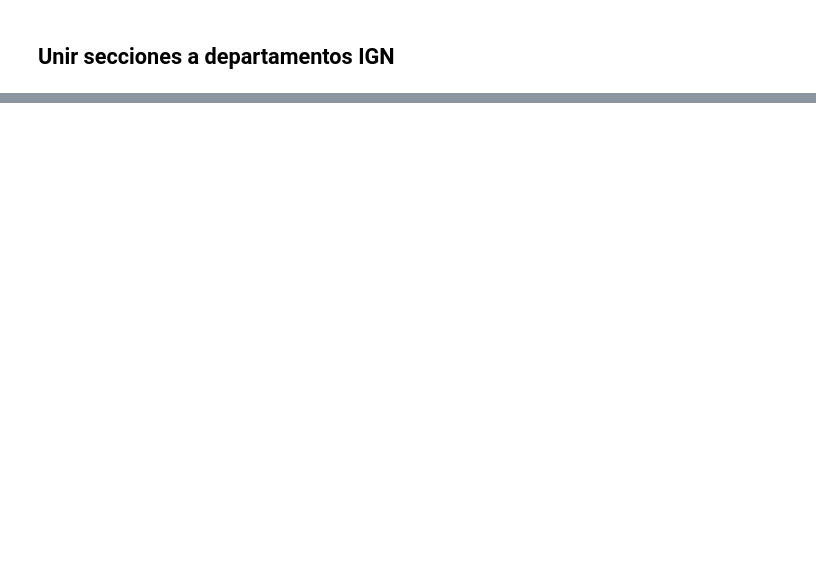
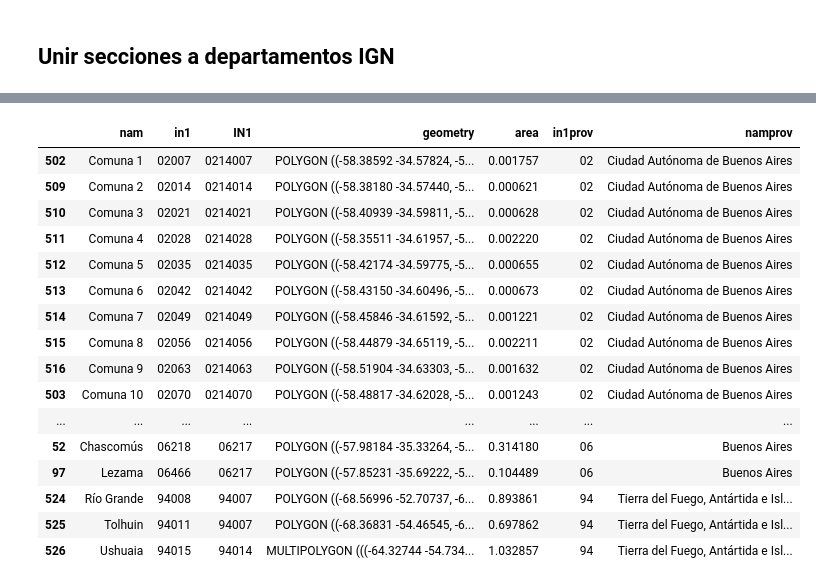
Before and after one commit to matuteiglesias/CNE-INDEC-georef, a Jupyter notebook: 02b - Interseccion espacial de Radios Censales a Circuitos CNE.ipynb, the cells around one changed output, grey strips where cells are left out. Saved outputs shown, nothing was run; the diff lists cells and outputs as text; code cells hidden in the pictures; blank space fills up the shorter version.

```diff
--- a/02b - Interseccion espacial de Radios Censales a Circuitos CNE.ipynb
+++ b/02b - Interseccion espacial de Radios Censales a Circuitos CNE.ipynb
@@ -298,0 +272,2 @@ inters.loc[inters.IN1.isin(['06217', '94007'])]
+# %%
+radios =
@@ -298,0 +288,10 @@ inters.loc[inters.IN1.isin(['06217', '94007'])]
+# %%
+import geopandas as gpd
+
+# Unir secciones a departamentos IGN
+radios_diss_IN1 = radios.copy()
+radios_diss_IN1['geometry'] = radios_diss_IN1.buffer(0.001)
+radios_diss_IN1 = radios_diss_IN1.dissolve('IN1').reset_index()[['IN1', 'geometry']]
+
+# Si bien en teoria este dissolve nos daria los departmantos, el archivo de radios IGN tiene varios faltantes y errores.
+# Por eso es mejor hacer spatial join de los radios disueltos, con la fuente de DPTOS.
@@ -298,0 +300,28 @@ inters.loc[inters.IN1.isin(['06217', '94007'])]
+# %%
+## Si este paso falla, se pueden bajar manualmente los archivos y abrirlos localmente.
+
+try:
+    dptos_url = u'https://dnsg.ign.gob.ar/apps/api/v1/capas-sig/Geodesia+y+demarcación/Límites/departamento/json'
+    dptos_IGN = gpd.read_file(dptos_url)
+
+    # Agregar código y nombres de provincia
+    provs_url = 'https://dnsg.ign.gob.ar/apps/api/v1/capas-sig/Geodesia+y+demarcación/Límites/provincia/json'
+    provs_IGN = gpd.read_file(provs_url)
+
+except:
+    dptos_IGN = gpd.read_file('./datos/departamento.json')
+    provs_IGN = gpd.read_file('./datos/provincia.json')
+# %%
+
+dptos_IN1_from_radios = radios_diss_IN1
+
+ref_dptos = gpd.overlay(dptos_IGN[['nam', 'in1', 'geometry']], dptos_IN1_from_radios, how='intersection')
+ref_dptos['area'] = ref_dptos.area
+
+ref_dptos = ref_dptos.groupby(['nam', 'in1']).apply(lambda x: x.nlargest(1, 'area')).reset_index(drop=True)
+
+provnames = provs_IGN.rename(columns={'in1': 'in1prov', 'nam': 'namprov'})[['in1prov', 'namprov']]
+ref_dptos['in1prov'] = ref_dptos['in1'].str[:2]
+ref_dptos = ref_dptos.merge(provnames, on='in1prov')
+
+ref_dptos.head()
@@ -299,3 +335,22 @@ inters.loc[inters.IN1.isin(['06217', '94007'])]
 # %%
-### Lugares con codigo diferente (in1, de radios IGN, vs. IN1 de dptos IGN)
-## Son las comunas de CABA, ademas de Lezama-Chasco y Tierra del Fuego
+# Lugares con código diferente (in1, de radios IGN, vs. IN1 de departamentos IGN)
+# Son las comunas de CABA, además de Lezama-Chascomús y Tierra del Fuego
+ref_dptos.loc[ref_dptos.in1 != ref_dptos.IN1].sort_values('in1')
+# %% [output]
+|  | nam | in1 | IN1 | geometry | area | in1prov | namprov |
+| 502 | Comuna 1 | 02007 | 0214007 | POLYGON ((-58.38592 -34.57824, -5... | 0.001757 | 02 | Ciudad Autónoma de Buenos Aires |
+| 509 | Comuna 2 | 02014 | 0214014 | POLYGON ((-58.38180 -34.57440, -5... | 0.000621 | 02 | Ciudad Autónoma de Buenos Aires |
+| 510 | Comuna 3 | 02021 | 0214021 | POLYGON ((-58.40939 -34.59811, -5... | 0.000628 | 02 | Ciudad Autónoma de Buenos Aires |
+| 511 | Comuna 4 | 02028 | 0214028 | POLYGON ((-58.35511 -34.61957, -5... | 0.002220 | 02 | Ciudad Autónoma de Buenos Aires |
+| 512 | Comuna 5 | 02035 | 0214035 | POLYGON ((-58.42174 -34.59775, -5... | 0.000655 | 02 | Ciudad Autónoma de Buenos Aires |
+| 513 | Comuna 6 | 02042 | 0214042 | POLYGON ((-58.43150 -34.60496, -5... | 0.000673 | 02 | Ciudad Autónoma de Buenos Aires |
+| 514 | Comuna 7 | 02049 | 0214049 | POLYGON ((-58.45846 -34.61592, -5... | 0.001221 | 02 | Ciudad Autónoma de Buenos Aires |
+| 515 | Comuna 8 | 02056 | 0214056 | POLYGON ((-58.44879 -34.65119, -5... | 0.002211 | 02 | Ciudad Autónoma de Buenos Aires |
+| 516 | Comuna 9 | 02063 | 0214063 | POLYGON ((-58.51904 -34.63303, -5... | 0.001632 | 02 | Ciudad Autónoma de Buenos Aires |
+| 503 | Comuna 10 | 02070 | 0214070 | POLYGON ((-58.48817 -34.62028, -5... | 0.001243 | 02 | Ciudad Autónoma de Buenos Aires |
+| ... | ... | ... | ... | ... | ... | ... | ... |
+| 52 | Chascomús | 06218 | 06217 | POLYGON ((-57.98184 -35.33264, -5... | 0.314180 | 06 | Buenos Aires |
+| 97 | Lezama | 06466 | 06217 | POLYGON ((-57.85231 -35.69222, -5... | 0.104489 | 06 | Buenos Aires |
+| 524 | Río Grande | 94008 | 94007 | POLYGON ((-68.56996 -52.70737, -6... | 0.893861 | 94 | Tierra del Fuego, Antártida e Isl... |
+| 525 | Tolhuin | 94011 | 94007 | POLYGON ((-68.36831 -54.46545, -6... | 0.697862 | 94 | Tierra del Fuego, Antártida e Isl... |
+| 526 | Ushuaia | 94015 | 94014 | MULTIPOLYGON (((-64.32744 -54.734... | 1.032857 | 94 | Tierra del Fuego, Antártida e Isl... |
```
Also changed, not shown: parts of 31 cells of this notebook, 7 other files.
